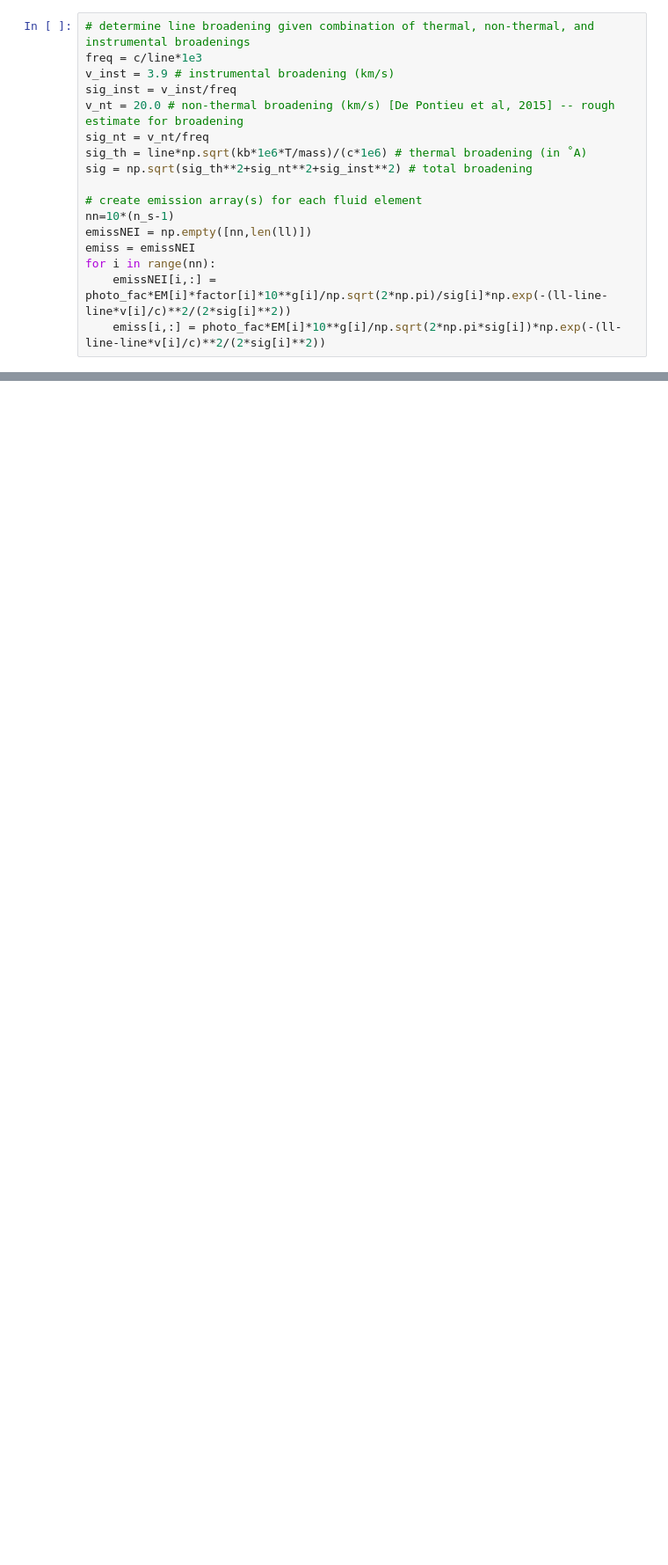
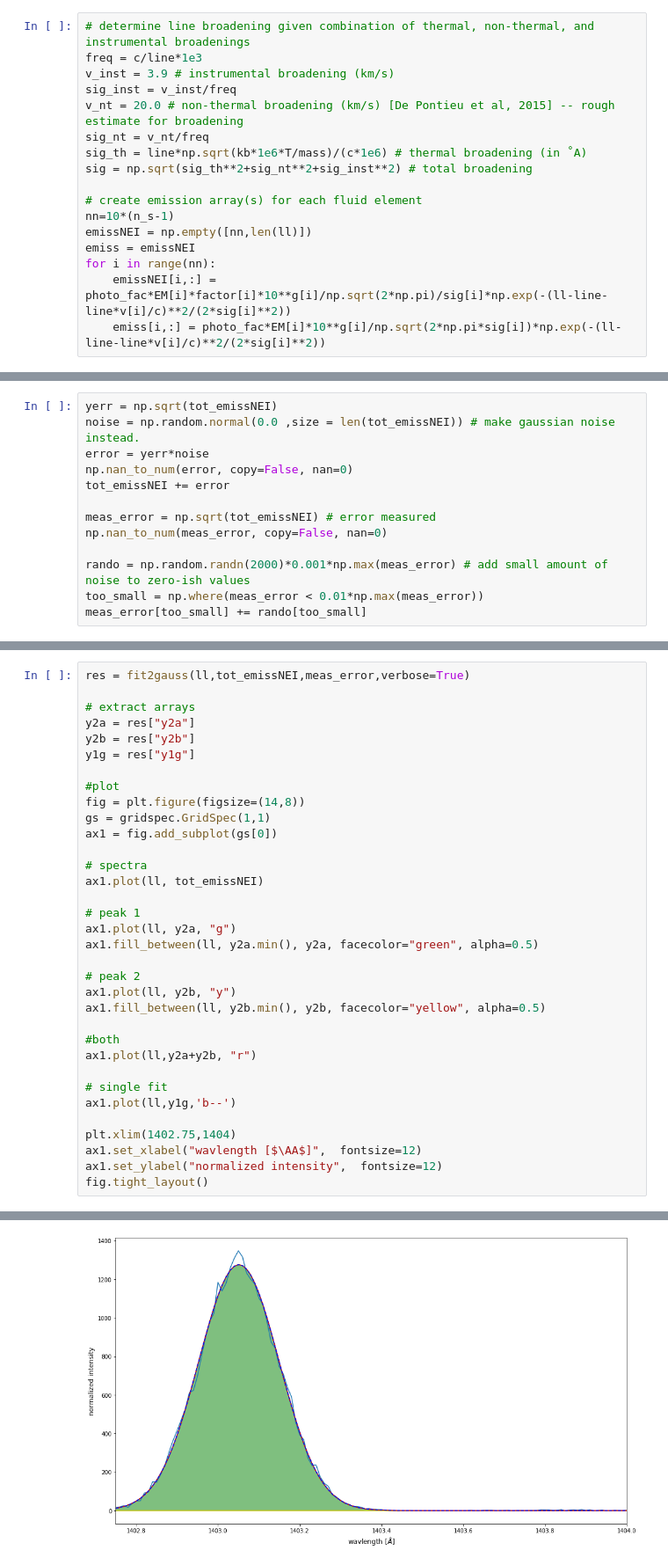
Before and after one commit to wilashfie/synth_spec, a Jupyter notebook: create_spec.ipynb, the cells around one changed output, grey strips where cells are left out. Shown at 88% size. Drawn from its saved outputs; the diff is of its cells as text; blank space fills up the shorter version.

```diff
--- a/create_spec.ipynb
+++ b/create_spec.ipynb
@@ -153,0 +166,13 @@ plt.xlim(1402,1405)
+# %%
+yerr = np.sqrt(tot_emissNEI)
+noise = np.random.normal(0.0 ,size = len(tot_emissNEI)) # make gaussian noise instead.
+error = yerr*noise
+np.nan_to_num(error, copy=False, nan=0)
+tot_emissNEI += error
+
+meas_error = np.sqrt(tot_emissNEI) # error measured
+np.nan_to_num(meas_error, copy=False, nan=0)
+
+rando = np.random.randn(2000)*0.001*np.max(meas_error) # add small amount of noise to zero-ish values
+too_small = np.where(meas_error < 0.01*np.max(meas_error))
+meas_error[too_small] += rando[too_small]
@@ -153,0 +181,35 @@ plt.xlim(1402,1405)
+# %%
+res = fit2gauss(ll,tot_emissNEI,meas_error,verbose=True)
+
+# extract arrays
+y2a = res["y2a"]
+y2b = res["y2b"]
+y1g = res["y1g"]
+
+#plot
+fig = plt.figure(figsize=(14,8))
+gs = gridspec.GridSpec(1,1)
+ax1 = fig.add_subplot(gs[0])
+
+# spectra
+ax1.plot(ll, tot_emissNEI)
+
+# peak 1
+ax1.plot(ll, y2a, "g")
+ax1.fill_between(ll, y2a.min(), y2a, facecolor="green", alpha=0.5)
+
+# peak 2
+ax1.plot(ll, y2b, "y")
+ax1.fill_between(ll, y2b.min(), y2b, facecolor="yellow", alpha=0.5)
+
+#both
+ax1.plot(ll,y2a+y2b, "r")
+
+# single fit
+ax1.plot(ll,y1g,'b--')
+
+plt.xlim(1402.75,1404)
+ax1.set_xlabel("wavlength [$\AA$]",  fontsize=12)
+ax1.set_ylabel("normalized intensity",  fontsize=12)
+fig.tight_layout()
+# %% [output]
@@ -153,0 +227 @@ plt.xlim(1402,1405)
+[figure, added]
```
Also changed, not shown: parts of 12 cells of this notebook, 15 other files.
